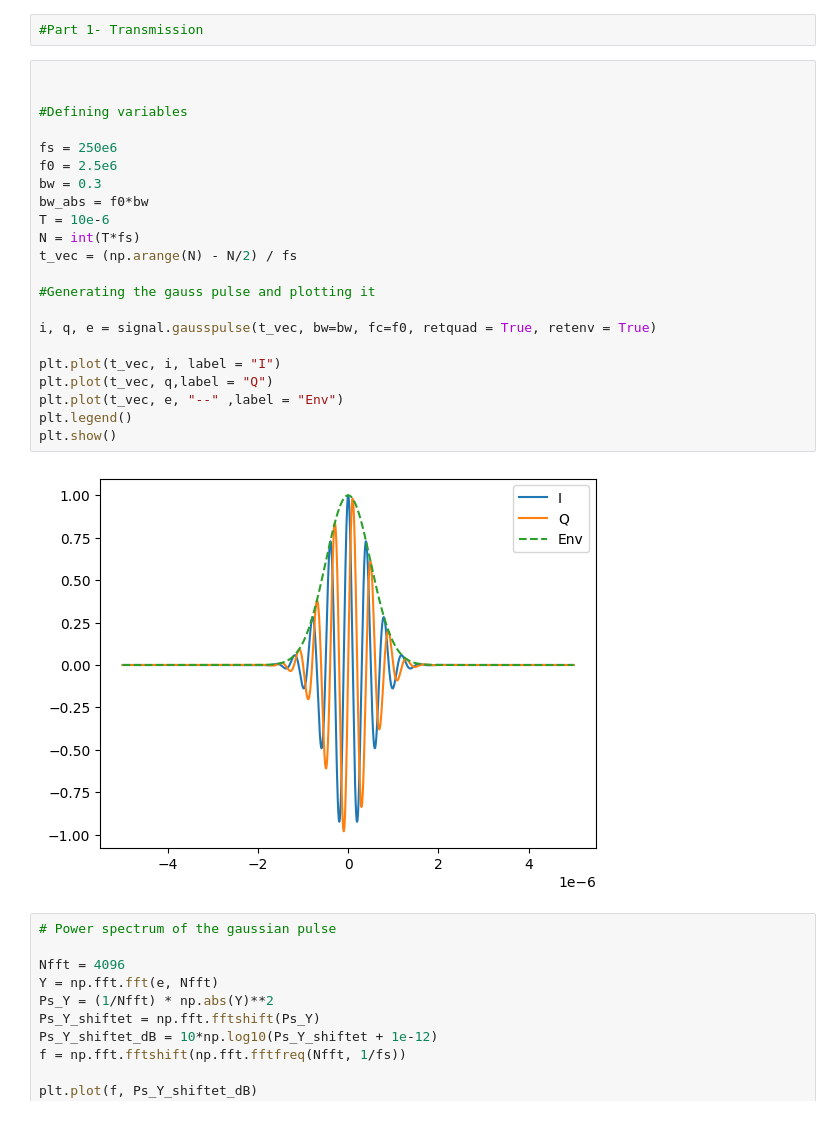
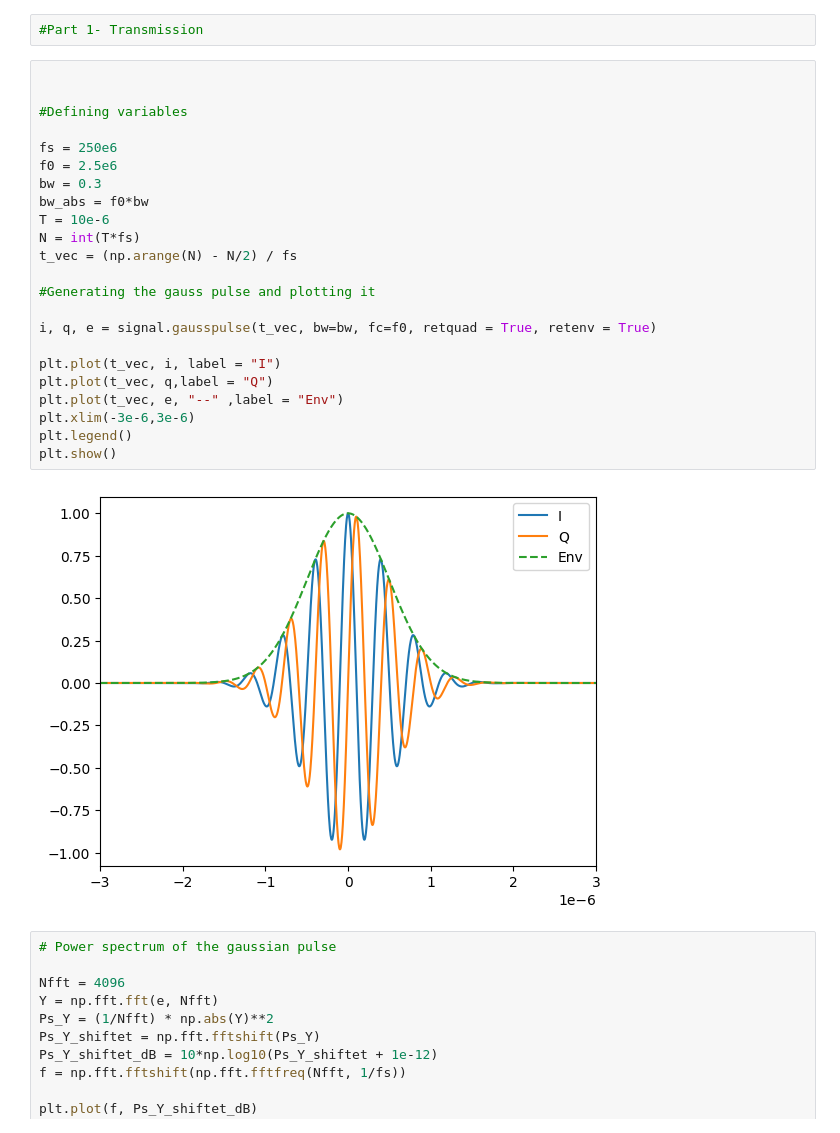
Before and after one commit to Sandermi99/MEDT4165, a Jupyter notebook: Exercise2.ipynb, the cells around one changed output. Cells and saved outputs as stored; diff of their text form.

```diff
--- a/Exercise2.ipynb
+++ b/Exercise2.ipynb
@@ -13,27 +13,28 @@ import scipy.signal as signal
 # %%
 
 
 #Defining variables
 
 fs = 250e6
 f0 = 2.5e6
 bw = 0.3
 bw_abs = f0*bw
 T = 10e-6
 N = int(T*fs)
 t_vec = (np.arange(N) - N/2) / fs
 
 #Generating the gauss pulse and plotting it
 
 i, q, e = signal.gausspulse(t_vec, bw=bw, fc=f0, retquad = True, retenv = True)
 
 plt.plot(t_vec, i, label = "I")
 plt.plot(t_vec, q,label = "Q")
 plt.plot(t_vec, e, "--" ,label = "Env")
+plt.xlim(-3e-6,3e-6)
 plt.legend()
 plt.show()
 # %% [output]
-[figure, old version]
+[figure, new version]
 # %%
 # Power spectrum of the gaussian pulse
 
```
Also changed, not shown: parts of 4 cells of this notebook.
